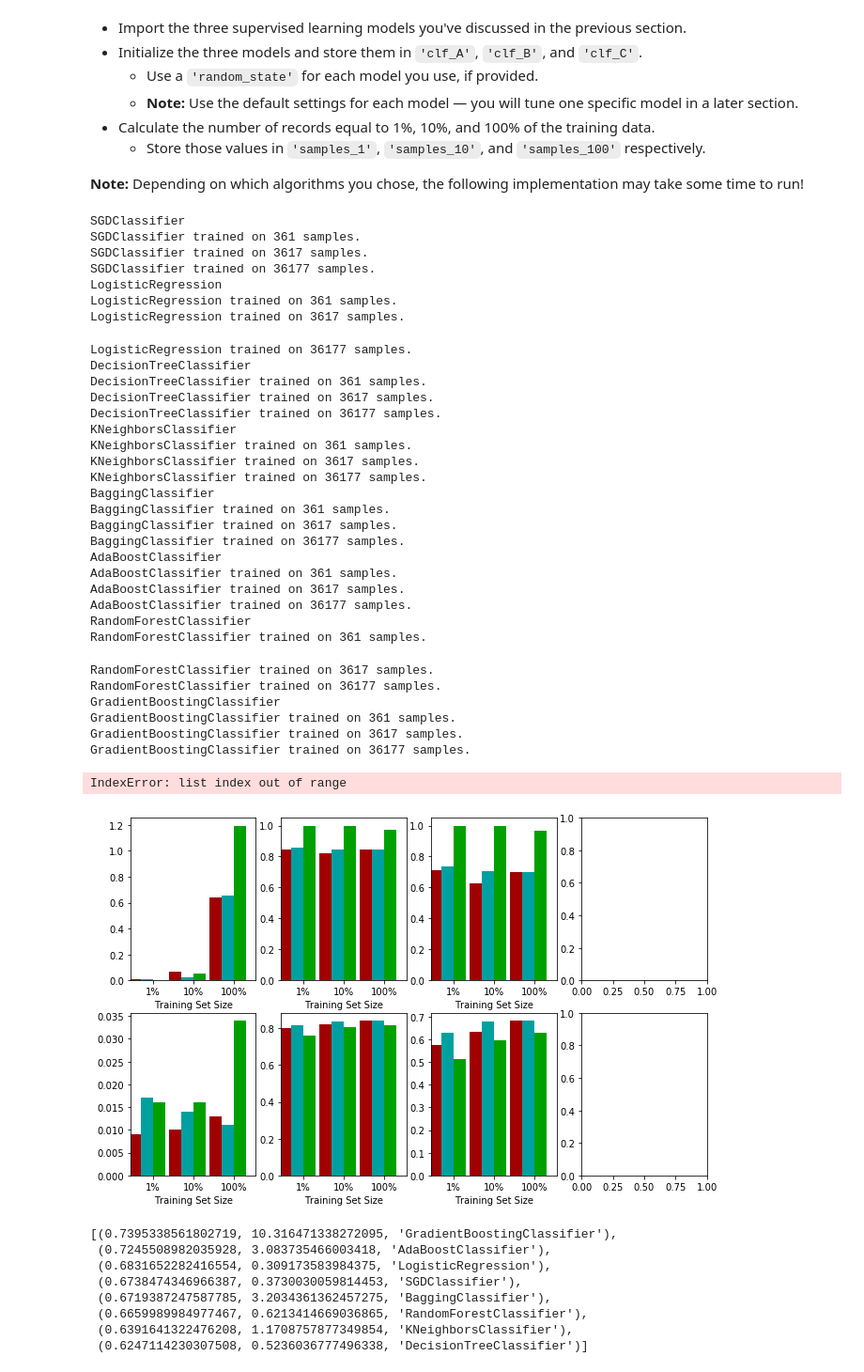
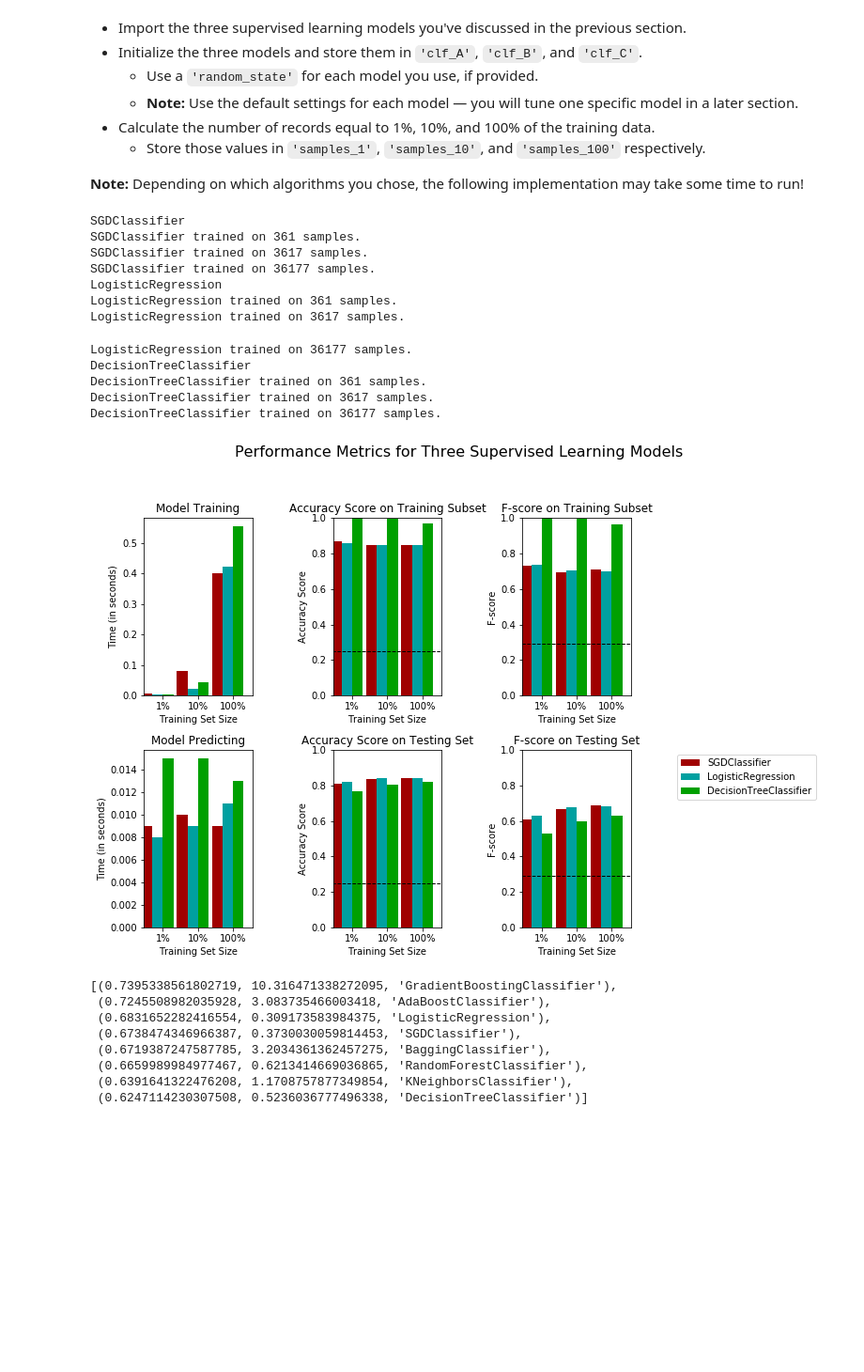
Before and after one commit to k1m190r/machine-learning, a Jupyter notebook: projects/finding_donors/finding_donors_junk1.ipynb, the cells around one changed output. Shown at 94% size. Cells and saved outputs as stored; diff of their text form; code cells hidden in the pictures; blank space fills up the shorter version.

```diff
--- a/projects/finding_donors/finding_donors_junk1.ipynb
+++ b/projects/finding_donors/finding_donors_junk1.ipynb
@@ -503,12 +503,12 @@ clf_all = (
     LogisticRegression,
     # GaussianNB, # too stupid
     DecisionTreeClassifier,
-    KNeighborsClassifier,
+    #KNeighborsClassifier,
     # SVC, # way too slow
-    BaggingClassifier,
-    AdaBoostClassifier,
-    RandomForestClassifier,
-    GradientBoostingClassifier, # 2nd slowest
+    #BaggingClassifier,
+    #AdaBoostClassifier,
+    #RandomForestClassifier,
+    #GradientBoostingClassifier, # 2nd slowest
 )
 
 clf_all = (x() for x in clf_all)
@@ -520,55 +520,34 @@ clf_all = (x() for x in clf_all)
 samples_100 = len(y_train)
 samples_10 = int(len(y_train) * 0.1)
 samples_1 = int(len(y_train) * 0.01)
 
 # Collect results on the learners
 results = {}
 for clf in clf_all:
     clf_name = clf.__class__.__name__
     print(clf_name)
     results[clf_name] = {}
     for i, samples in enumerate([samples_1, samples_10, samples_100]):
         results[clf_name][i] = train_predict(
             clf, samples, X_train, y_train, X_test, y_test
         )
 
 # Run metrics visualization for the three supervised learning models chosen
 vs.evaluate(results, accuracy, fscore)
 # %% [output]
 SGDClassifier
 SGDClassifier trained on 361 samples.
 SGDClassifier trained on 3617 samples.
 SGDClassifier trained on 36177 samples.
 LogisticRegression
 LogisticRegression trained on 361 samples.
 LogisticRegression trained on 3617 samples.
 LogisticRegression trained on 36177 samples.
 DecisionTreeClassifier
 DecisionTreeClassifier trained on 361 samples.
 DecisionTreeClassifier trained on 3617 samples.
 DecisionTreeClassifier trained on 36177 samples.
-KNeighborsClassifier
-KNeighborsClassifier trained on 361 samples.
-KNeighborsClassifier trained on 3617 samples.
-KNeighborsClassifier trained on 36177 samples.
-BaggingClassifier
-BaggingClassifier trained on 361 samples.
-BaggingClassifier trained on 3617 samples.
-BaggingClassifier trained on 36177 samples.
-AdaBoostClassifier
-AdaBoostClassifier trained on 361 samples.
-AdaBoostClassifier trained on 3617 samples.
-AdaBoostClassifier trained on 36177 samples.
-RandomForestClassifier
-RandomForestClassifier trained on 361 samples.
-RandomForestClassifier trained on 3617 samples.
-RandomForestClassifier trained on 36177 samples.
-GradientBoostingClassifier
-GradientBoostingClassifier trained on 361 samples.
-GradientBoostingClassifier trained on 3617 samples.
-GradientBoostingClassifier trained on 36177 samples.
-IndexError: list index out of range
-[figure, old version]
+[figure, new version]
 # %%
 sorted([(v[2]["f_test"], v[2]["train_time"], x) for x, v in results.items() ])[::-1]
 # %% [output]
```
Also changed, not shown: parts of 1 cell of this notebook, 1 other file.
